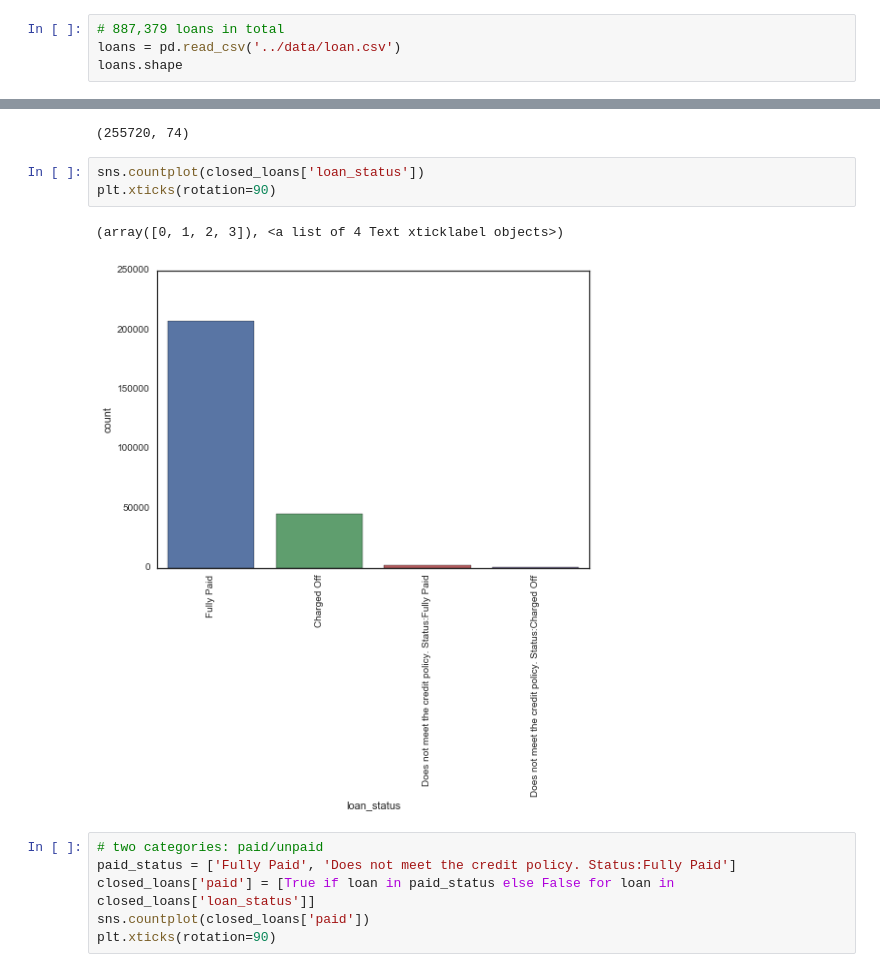
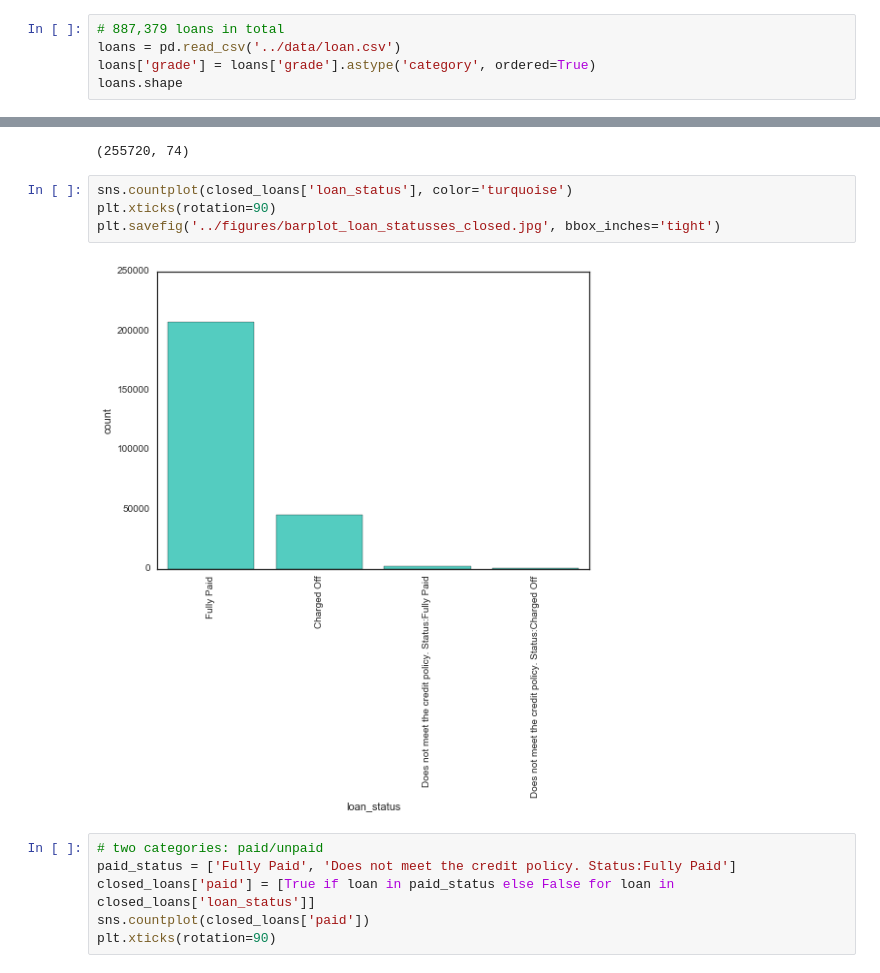
Before and after one commit to RoebideBruijn/datascience-intensive-course, a Jupyter notebook: project/notebooks/lending-club-exploration.ipynb, the cells around one changed output, grey strips where cells are left out. Cells and saved outputs as stored; diff of their text form.

```diff
--- a/project/notebooks/lending-club-exploration.ipynb
+++ b/project/notebooks/lending-club-exploration.ipynb
@@ -13,6 +13,7 @@ sns.set_style('white')
 # %%
 # 887,379 loans in total
 loans = pd.read_csv('../data/loan.csv')
+loans['grade'] = loans['grade'].astype('category', ordered=True)
 loans.shape
 # %% [output]
 (887379, 74)
@@ -40,11 +41,11 @@ closed_loans.shape
 # %% [output]
 (255720, 74)
 # %%
-sns.countplot(closed_loans['loan_status'])
+sns.countplot(closed_loans['loan_status'], color='turquoise')
 plt.xticks(rotation=90)
+plt.savefig('../figures/barplot_loan_statusses_closed.jpg', bbox_inches='tight')
 # %% [output]
-(array([0, 1, 2, 3]), <a list of 4 Text xticklabel objects>)
-[figure, old version]
+[figure, new version]
 # %%
 # two categories: paid/unpaid
 paid_status = ['Fully Paid', 'Does not meet the credit policy. Status:Fully Paid']
```
Also changed, not shown: parts of 12 cells of this notebook.
